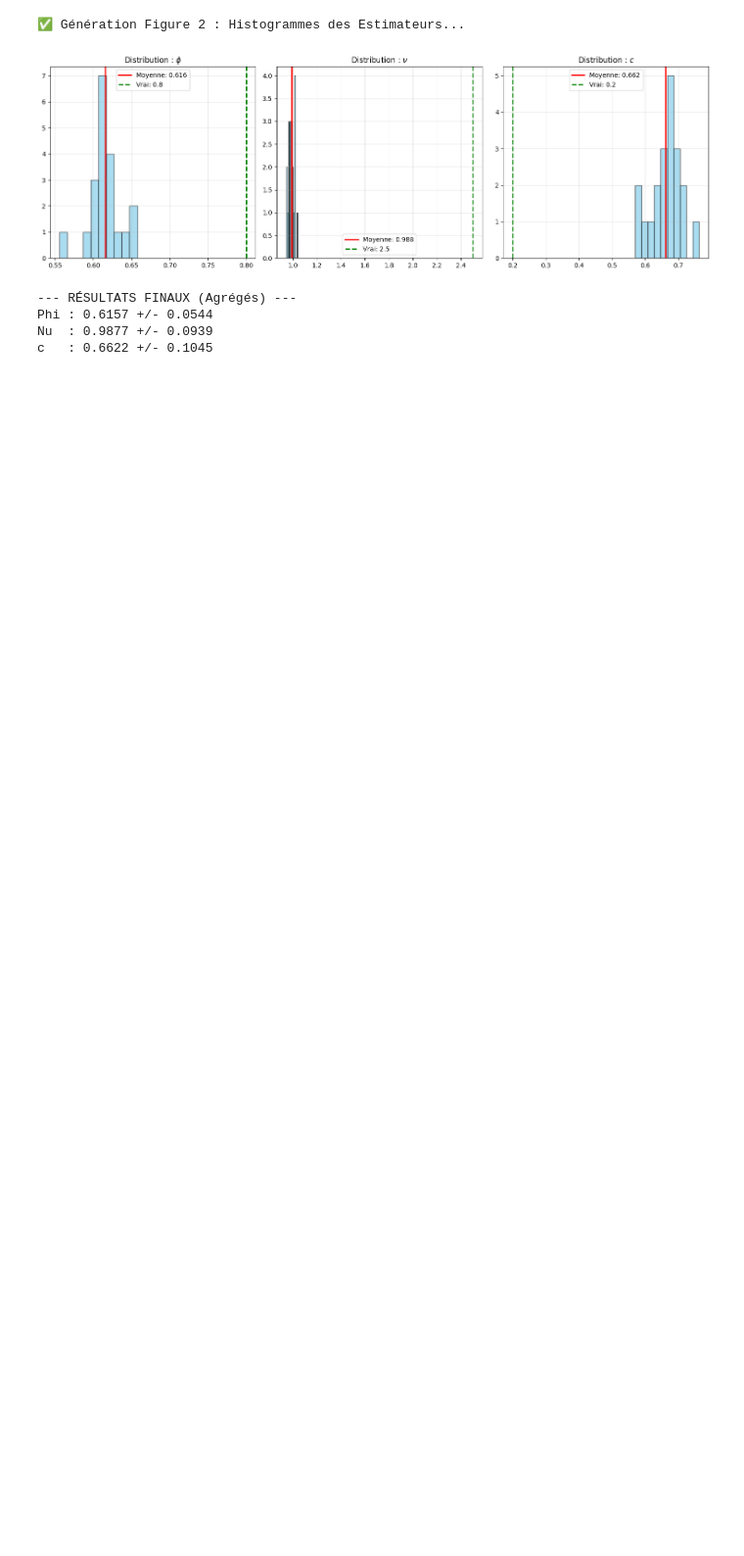
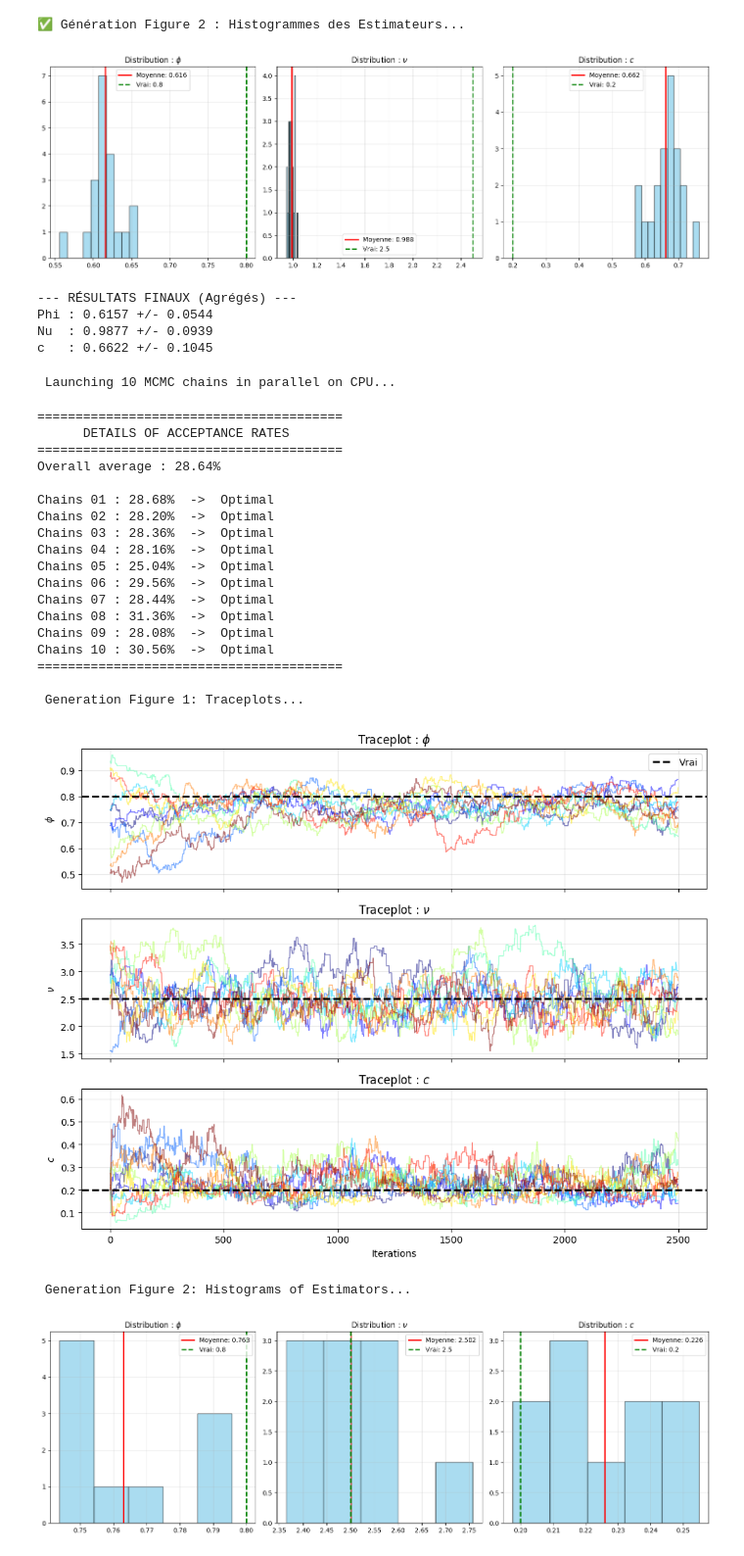
Before and after one commit to BRamesh02/Non-Gaussian-State-Space-Models, a Jupyter notebook: notebooks/task_2.ipynb, the cells around one changed output. Shown at 98% size. Saved outputs shown, nothing was run; the diff lists cells and outputs as text; code cells hidden in the pictures; blank space fills up the shorter version.

```diff
--- a/notebooks/task_2.ipynb
+++ b/notebooks/task_2.ipynb
@@ -153,0 +181,5 @@ res = mt.run_multi_chain_mcmc(y2, exact2, n_chains=10, n_iter=2500, true_params=
+# %%
+# {"phi": 0.8, "nu": 3, "c": 0.4} avec covariates; beta1 = np.array([-0.5, 0.3])
+exact2 = cf.ExactFilter(y2, Z_trunc=100)
+# --- UTILISATION ---
+res = mt.run_multi_chain_mcmc(y2, exact2,X=X2,beta=beta2, n_chains=20, n_iter=2500, true_params=[0.8, 3, 0.4], proposal_std=[0.015, 0.1, 0.05],burn_in=1000)
@@ -184,6 +218,29 @@ Nu  : 0.9877 +/- 0.0939
 c   : 0.6622 +/- 0.1045
 # %%
 # params_3 = {"phi": 0.8, "nu": 2.5, "c": 0.2} beta2 = np.array([-0.5, 0.4, -0.3])
-exact3 = cf.ExactFilter(y3, Z_trunc=Z_TRUNC)
+exact3 = cf.ExactFilter(y3, Z_trunc=100)
 # --- UTILISATION ---
-res = mt.run_multi_chain_mcmc(y3, exact3, n_chains=10, n_iter=2500, true_params=[0.8, 2.5, 0.2], proposal_std=[0.01, 0.1, 0.05],burn_in=1000)
+res = mt.run_multi_chain_mcmc(y3, exact3,X=X3,beta=beta3, n_chains=10, n_iter=2500, true_params=[0.8, 2.5, 0.2], proposal_std=[0.01, 0.1, 0.05],burn_in=1000)
+# %% [output]
+ Launching 10 MCMC chains in parallel on CPU...
+========================================
+      DETAILS OF ACCEPTANCE RATES
+========================================
+Overall average : 28.64%
+
+Chains 01 : 28.68%  ->  Optimal
+Chains 02 : 28.20%  ->  Optimal
+Chains 03 : 28.36%  ->  Optimal
+Chains 04 : 28.16%  ->  Optimal
+Chains 05 : 25.04%  ->  Optimal
+Chains 06 : 29.56%  ->  Optimal
+Chains 07 : 28.44%  ->  Optimal
+Chains 08 : 31.36%  ->  Optimal
+Chains 09 : 28.08%  ->  Optimal
+Chains 10 : 30.56%  ->  Optimal
+========================================
+
+ Generation Figure 1: Traceplots...
+[figure, added]
+ Generation Figure 2: Histograms of Estimators...
+[figure, added]
```
Also changed, not shown: parts of 7 cells of this notebook, 1 other file.
